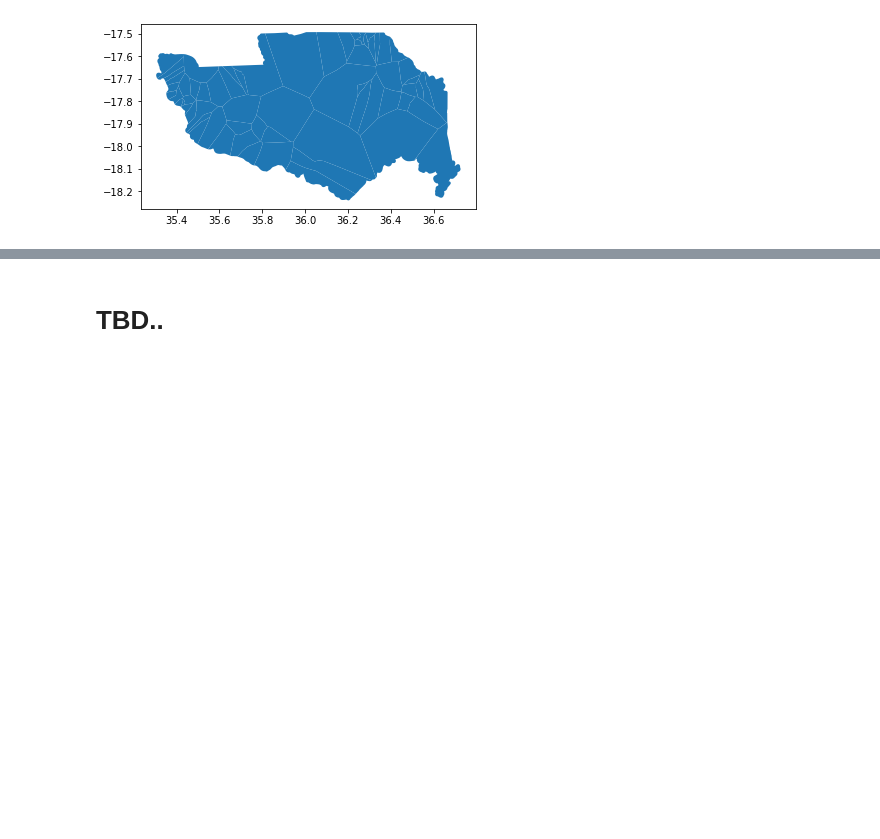
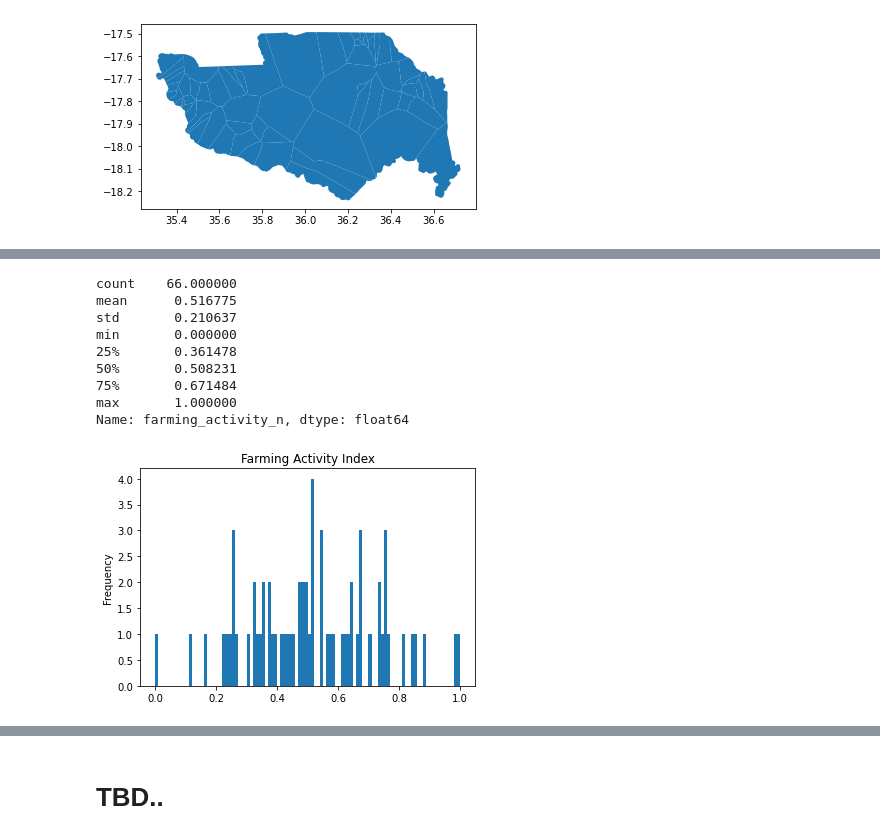
Before and after one commit to SEforALL-IEAP/AgCAP, a Jupyter notebook: AgCaP.ipynb, the cells around one changed output, grey strips where cells are left out. Saved outputs shown, nothing was run; the diff lists cells and outputs as text; code cells hidden in the pictures; blank space fills up the shorter version.

```diff
--- a/AgCaP.ipynb
+++ b/AgCaP.ipynb
@@ -544,0 +551,31 @@ vor_poly.plot()
+# %%
+#Calculating farming activity index based on surrounding cropland area and cropland area percentage
+w_croplnd_area_ha=0.5
+w_croplnd_area_perc=0.5
+settles_gdf['farming_activity']= (
+    (settles_gdf['Cropland_ha'] - settles_gdf['Cropland_ha'].min())/(settles_gdf['Cropland_ha'].max() - settles_gdf['Cropland_ha'].min())*w_croplnd_area_ha
+    + (settles_gdf['Crop%'] - settles_gdf['Crop%'].min())/(settles_gdf['Crop%'].max() - settles_gdf['Crop%'].min())*w_croplnd_area_perc
+)
+7
+## Normalize
+scaler = MinMaxScaler()
+settles_gdf['farming_activity_n']= scaler.fit_transform(settles_gdf[['farming_activity']])
+
+## Reduce skeweness
+settles_gdf['farming_activity_n']=np.power((settles_gdf['farming_activity_n']),1/4)
+
+## Visualize plot and desctiptive analytics
+
+settles_gdf['farming_activity_n'].plot.hist(bins=100, title='Farming Activity Index')
+settles_gdf['farming_activity_n'].describe()
+# %% [output]
+count    66.000000
+mean      0.516775
+std       0.210637
+min       0.000000
+25%       0.361478
+50%       0.508231
+75%       0.671484
+max       1.000000
+Name: farming_activity_n, dtype: float64
+[figure, added]
```
Also changed, not shown: parts of 41 cells of this notebook, 44 other files.
